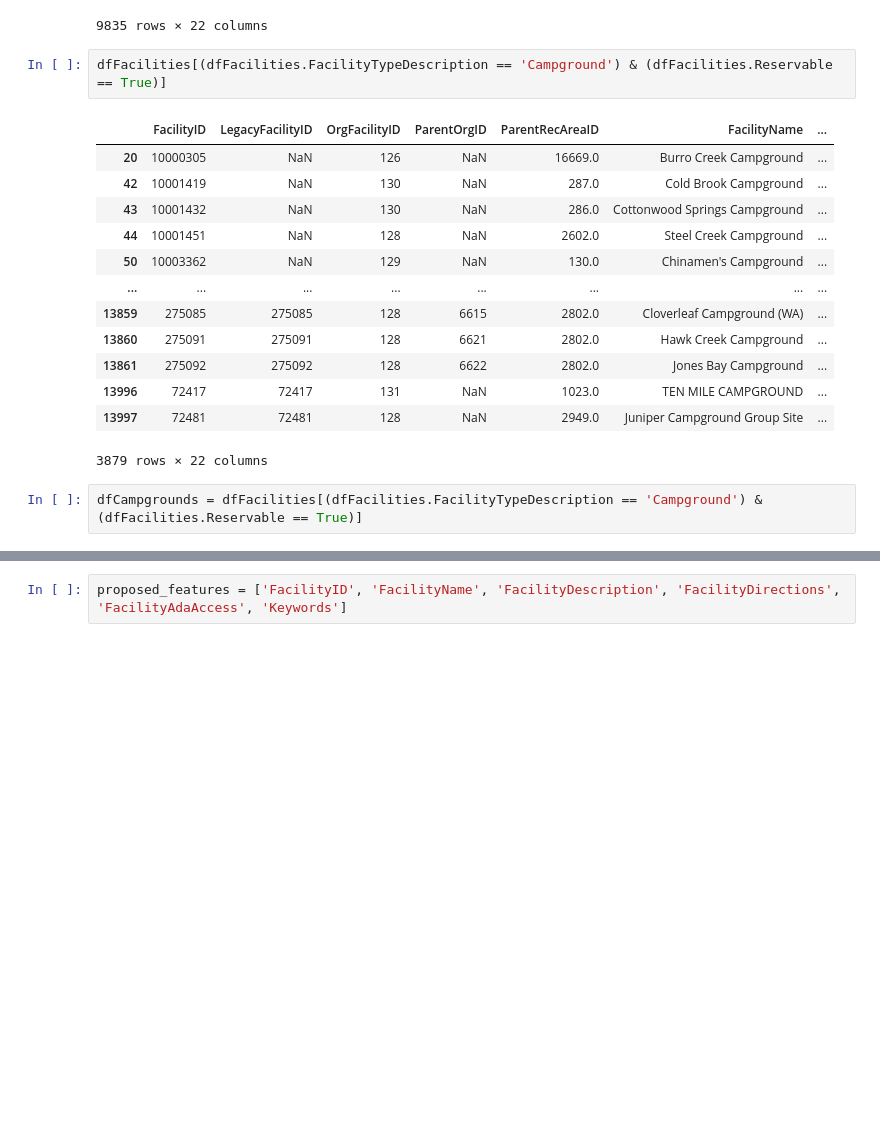
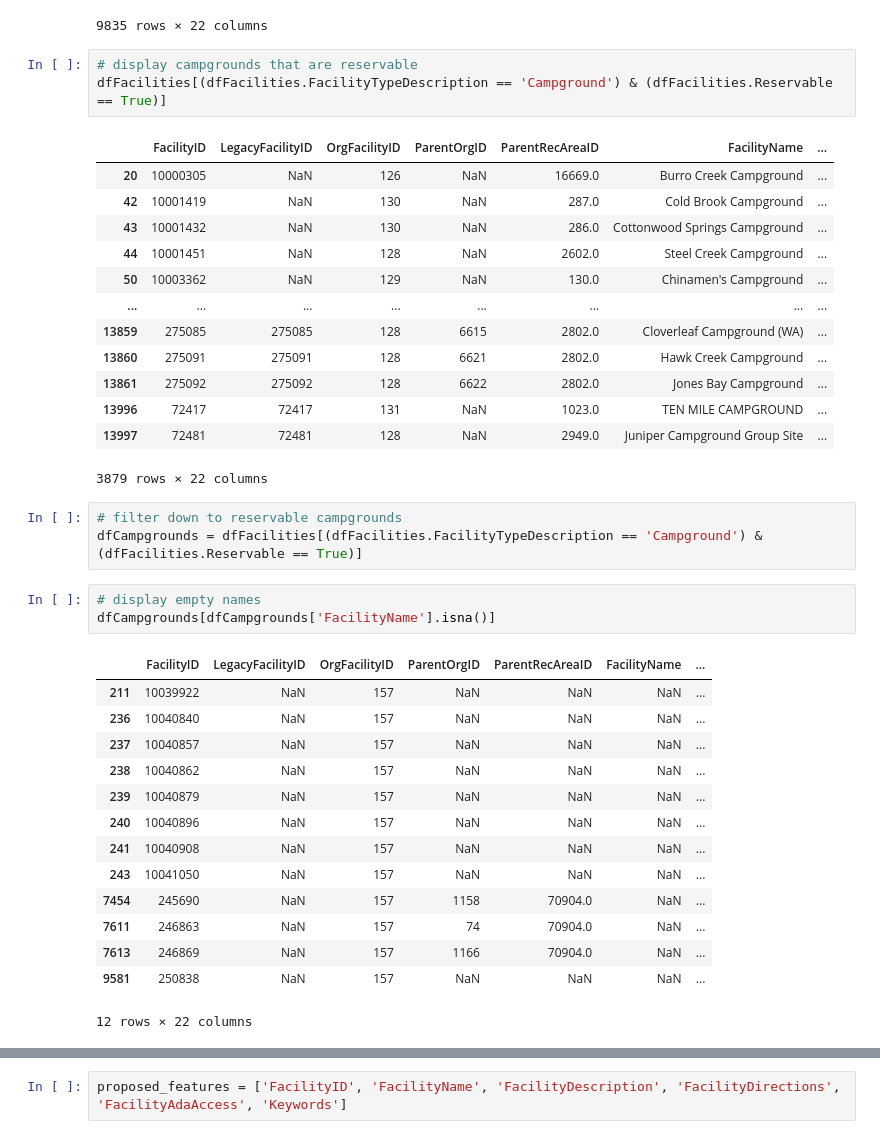
Before and after one commit to burgwyn/DATA602, a Jupyter notebook: Facilities.ipynb, the cells around one changed output, grey strips where cells are left out. Saved outputs shown, nothing was run; the diff lists cells and outputs as text; blank space fills up the shorter version.

```diff
--- a/Facilities.ipynb
+++ b/Facilities.ipynb
@@ -70,6 +77,7 @@ dfFacilities[dfFacilities.Reservable == False]
 | 13868 | 275195 | NaN | 131 | 82827 | 1051.0 | Devil's Nose Shooting Range | ... |
 9835 rows × 22 columns
 # %%
+# display campgrounds that are reservable
 dfFacilities[(dfFacilities.FacilityTypeDescription == 'Campground') & (dfFacilities.Reservable == True)]
 # %% [output]
 |  | FacilityID | LegacyFacilityID | OrgFacilityID | ParentOrgID | ParentRecAreaID | FacilityName | ... |
@@ -86,4 +94,23 @@ dfFacilities[(dfFacilities.FacilityTypeDescription == 'Campground') & (dfFacilit
 | 13997 | 72481 | 72481 | 128 | NaN | 2949.0 | Juniper Campground Group Site | ... |
 3879 rows × 22 columns
 # %%
+# filter down to reservable campgrounds
 dfCampgrounds = dfFacilities[(dfFacilities.FacilityTypeDescription == 'Campground') & (dfFacilities.Reservable == True)]
+# %%
+# display empty names
+dfCampgrounds[dfCampgrounds['FacilityName'].isna()]
+# %% [output]
+|  | FacilityID | LegacyFacilityID | OrgFacilityID | ParentOrgID | ParentRecAreaID | FacilityName | ... |
+| 211 | 10039922 | NaN | 157 | NaN | NaN | NaN | ... |
+| 236 | 10040840 | NaN | 157 | NaN | NaN | NaN | ... |
+| 237 | 10040857 | NaN | 157 | NaN | NaN | NaN | ... |
+| 238 | 10040862 | NaN | 157 | NaN | NaN | NaN | ... |
+| 239 | 10040879 | NaN | 157 | NaN | NaN | NaN | ... |
+| 240 | 10040896 | NaN | 157 | NaN | NaN | NaN | ... |
+| 241 | 10040908 | NaN | 157 | NaN | NaN | NaN | ... |
+| 243 | 10041050 | NaN | 157 | NaN | NaN | NaN | ... |
+| 7454 | 245690 | NaN | 157 | 1158 | 70904.0 | NaN | ... |
+| 7611 | 246863 | NaN | 157 | 74 | 70904.0 | NaN | ... |
+| 7613 | 246869 | NaN | 157 | 1166 | 70904.0 | NaN | ... |
+| 9581 | 250838 | NaN | 157 | NaN | NaN | NaN | ... |
+12 rows × 22 columns
```
Also changed, not shown: parts of 45 cells of this notebook.
